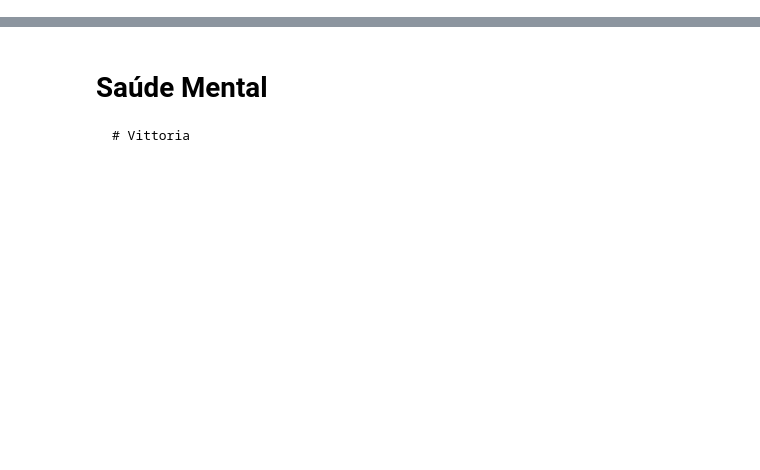
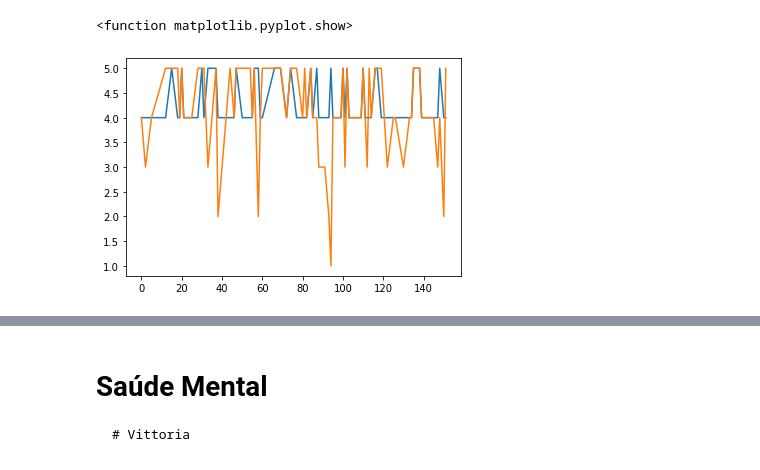
Before and after one commit to vittoria-thomasini/comportment-analytics-covid19, a Jupyter notebook: ProjetoCovid19.ipynb, the cells around one changed output, grey strips where cells are left out. Drawn from its saved outputs; the diff is of its cells as text; code cells hidden in the pictures; blank space fills up the shorter version.

```diff
--- a/ProjetoCovid19.ipynb
+++ b/ProjetoCovid19.ipynb
@@ -2,0 +5,8 @@
+# %%
+import matplotlib.pyplot as plt
+import pandas as pd
+respostas_teste_1 = 'https://github.com/vittoria-thomasini/comportment-analytics-covid19/blob/main/Planilhas/Foco.csv?raw=true'
+foco_df = pd.read_csv(respostas_teste_1, delimiter=';')
+foco_df = foco_df.replace('Sim', 1)
+foco_df = foco_df.replace('Não', 0)
+display(foco_df)
@@ -2,0 +39,4 @@
+# %%
+foco_positivo_df=foco_df.loc[foco_df['Como você avalia o seu foco durante o trabalho de Home Office?'] > 3]
+produtividade_positivo_df=foco_df.loc[foco_df['Como você avalia a sua produtividade durante a pandemia?'] > 3]
+display(foco_positivo_df)
@@ -2,0 +69,6 @@
+# %%
+plt.plot(foco_positivo_df[["Como você avalia o seu foco durante o trabalho de Home Office?","Como você avalia a sua produtividade durante a pandemia?"]])
+plt.show
+# %% [output]
+<function matplotlib.pyplot.show>
+[figure, added]
```
Also changed, not shown: parts of 36 cells of this notebook.
